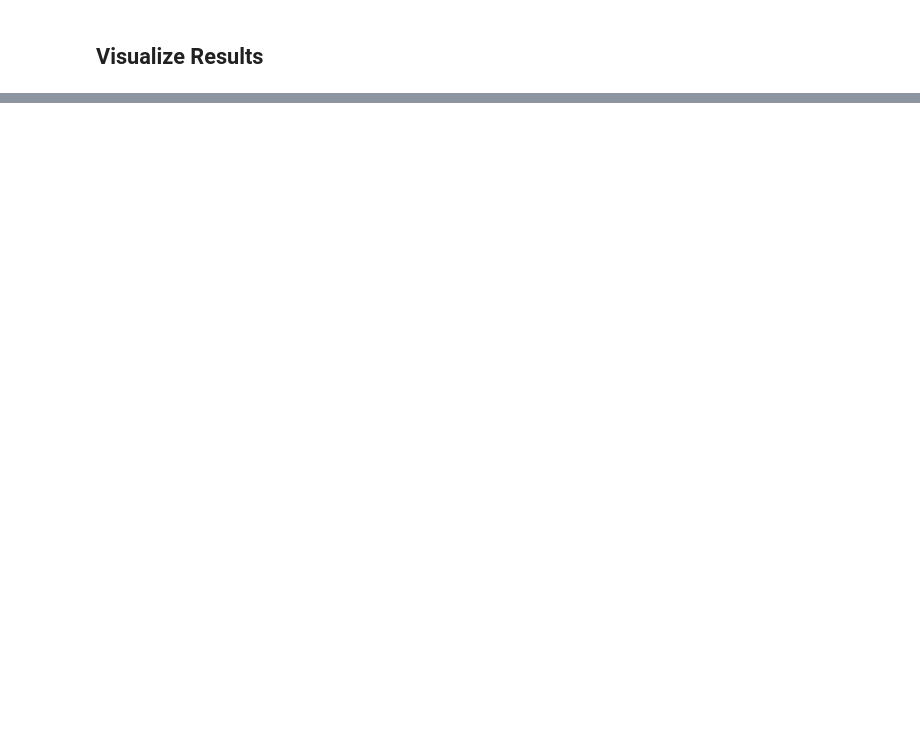
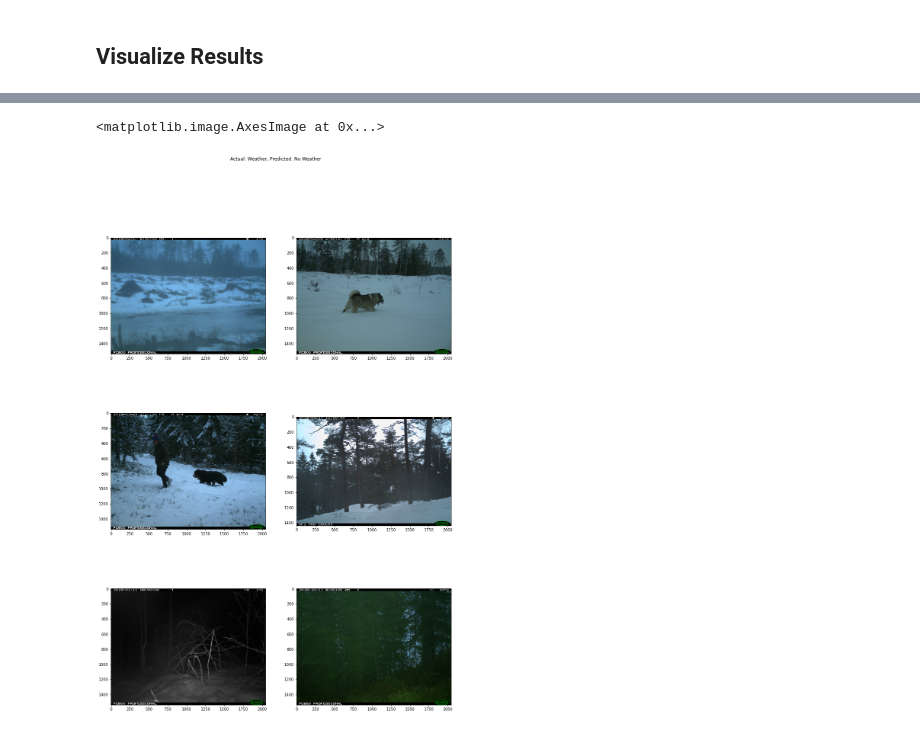
Before and after one commit to CV4EcologySchool/snow-Dayz, a Jupyter notebook: visualizeResults.ipynb, the cells around one changed output, grey strips where cells are left out. Drawn from its saved outputs; the diff is of its cells as text; code cells hidden in the pictures; blank space fills up the shorter version.

```diff
--- a/visualizeResults.ipynb
+++ b/visualizeResults.ipynb
@@ -0,0 +29,5 @@
+# %%
+#results = pd.read_csv('/Users/cmbreen/Documents/Chapter 1/CV4EcologyData/results/exp_resnet50_3classes_seqSliding/figs/results.csv')
+class2_none = pd.read_csv('/Users/cmbreen/Documents/Chapter 1/CV4EcologyData/results/exp_resnet50_2classes_None/resultsTEST.csv')
+class2_none = class2_none[['filenames', 'trueLabels','predictedLabels', 'confidences']]
+class2_none.head()
@@ -103,0 +110,21 @@ df
+# %%
+mismatch.tail()
+#mismatch['index'][0]
+bottom1 = Image.open(mismatch['all_paths'][len(mismatch)-6])
+bottom2 = Image.open(mismatch['all_paths'][len(mismatch)-5])
+bottom3 = Image.open(mismatch['all_paths'][len(mismatch)-4])
+bottom4 = Image.open(mismatch['all_paths'][len(mismatch)-3])
+bottom5 = Image.open(mismatch['all_paths'][len(mismatch)-2])
+bottom6 = Image.open(mismatch['all_paths'][len(mismatch)-1])
+
+fig, axs = plt.subplots(3, 2, figsize=(16, 24))
+fig.suptitle('Actual: Weather, Predicted: No Weather')
+axs[0, 0].imshow(bottom1)
+axs[0, 1].imshow(bottom2)
+axs[1, 0].imshow(bottom3)
+axs[1, 1].imshow(bottom4)
+axs[2, 0].imshow(bottom5)
+axs[2, 1].imshow(bottom6)
+# %% [output]
+<matplotlib.image.AxesImage at 0x...>
+[figure, added]
```
Also changed, not shown: parts of 29 cells of this notebook, 3 other files.
